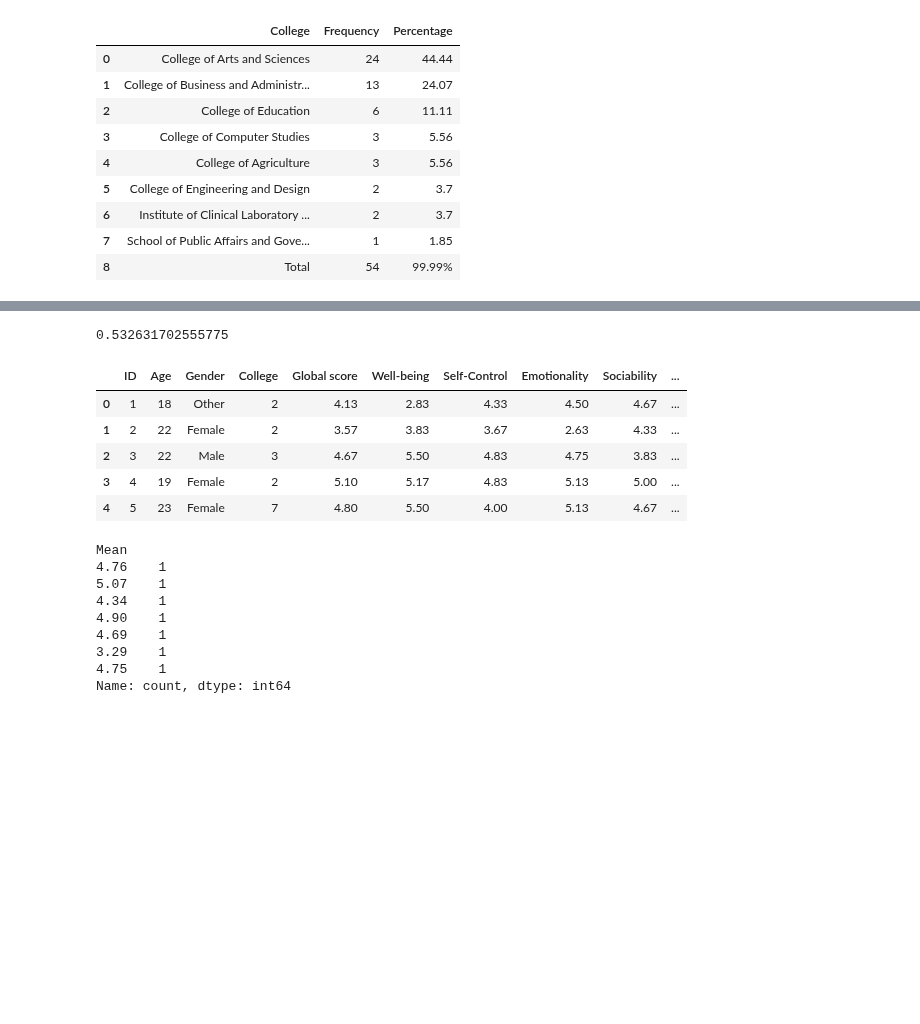
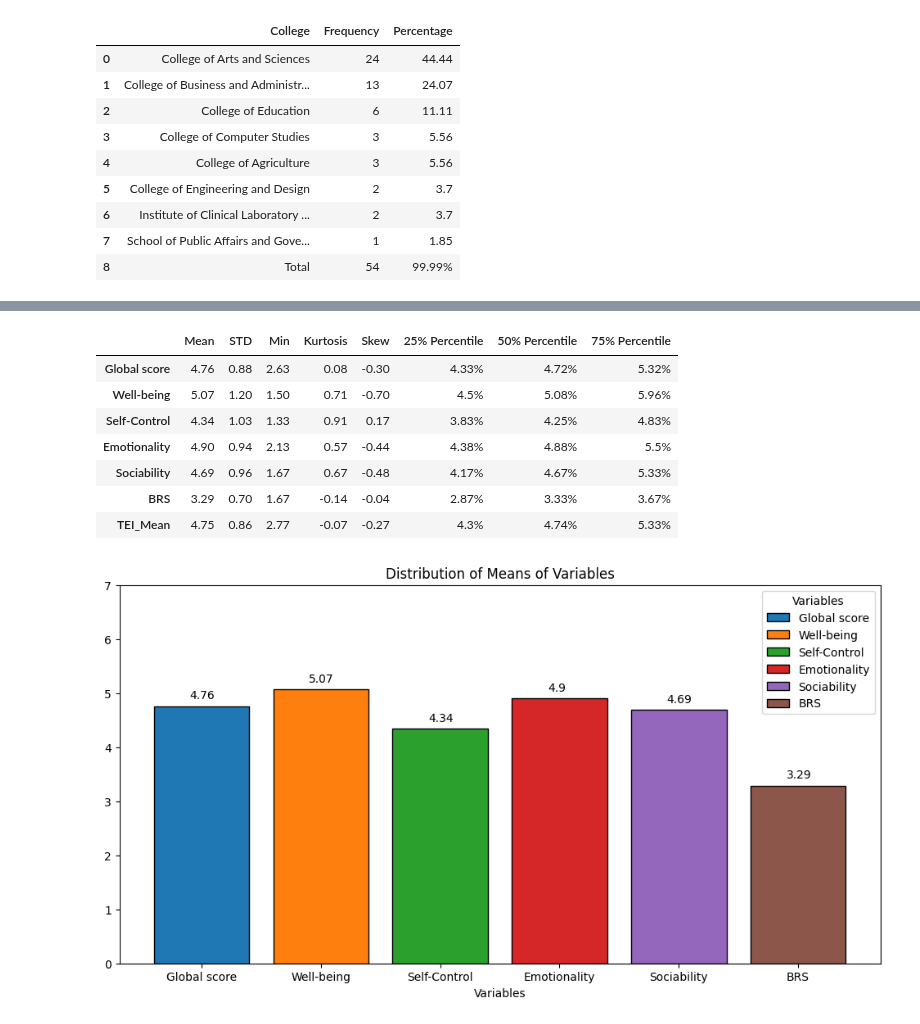
Before and after one commit to OnePewStrike/DataScience, a Jupyter notebook: notebooks/tei-brs.ipynb, the cells around one changed output, grey strips where cells are left out. Cells and saved outputs as stored; diff of their text form; code cells hidden in the pictures; blank space fills up the shorter version.

Commit message:
creating charts

```diff
--- a/notebooks/tei-brs.ipynb
+++ b/notebooks/tei-brs.ipynb
@@ -164,17 +169,3 @@ data.head()
-# %%
-correlation = data["Self-Control"].corr(data["BRS"])
-print(correlation)
-# %% [output]
-0.532631702555775
-# %%
-data.head()
-# %% [output]
-|  | ID | Age | Gender | College | Global score | Well-being | Self-Control | Emotionality | Sociability | ... |
-| 0 | 1 | 18 | Other | 2 | 4.13 | 2.83 | 4.33 | 4.50 | 4.67 | ... |
-| 1 | 2 | 22 | Female | 2 | 3.57 | 3.83 | 3.67 | 2.63 | 4.33 | ... |
-| 2 | 3 | 22 | Male | 3 | 4.67 | 5.50 | 4.83 | 4.75 | 3.83 | ... |
-| 3 | 4 | 19 | Female | 2 | 5.10 | 5.17 | 4.83 | 5.13 | 5.00 | ... |
-| 4 | 5 | 23 | Female | 7 | 4.80 | 5.50 | 4.00 | 5.13 | 4.67 | ... |
 # %%
 data = pd.read_csv('../src/data/TEI_BRS_data - Sheet1.csv')
 def format_column(df, column_name, decimals=2, suffix="%"):
@@ -223,17 +214,37 @@ data_frames_list = [
 ]
 
 summary_df = pd.concat(data_frames_list)
-mean_data = summary_df["Mean"]
-mean_counts = mean_data.value_counts()
-
-print(mean_counts)
+summary_df
 # %% [output]
-Mean
-4.76    1
-5.07    1
-4.34    1
-4.90    1
-4.69    1
-3.29    1
-4.75    1
-Name: count, dtype: int64
+|  | Mean | STD | Min | Kurtosis | Skew | 25% Percentile | 50% Percentile | 75% Percentile |
+| Global score | 4.76 | 0.88 | 2.63 | 0.08 | -0.30 | 4.33% | 4.72% | 5.32% |
+| Well-being | 5.07 | 1.20 | 1.50 | 0.71 | -0.70 | 4.5% | 5.08% | 5.96% |
+| Self-Control | 4.34 | 1.03 | 1.33 | 0.91 | 0.17 | 3.83% | 4.25% | 4.83% |
+| Emotionality | 4.90 | 0.94 | 2.13 | 0.57 | -0.44 | 4.38% | 4.88% | 5.5% |
+| Sociability | 4.69 | 0.96 | 1.67 | 0.67 | -0.48 | 4.17% | 4.67% | 5.33% |
+| BRS | 3.29 | 0.70 | 1.67 | -0.14 | -0.04 | 2.87% | 3.33% | 3.67% |
+| TEI_Mean | 4.75 | 0.86 | 2.77 | -0.07 | -0.27 | 4.3% | 4.74% | 5.33% |
+# %%
+mean_data = summary_df["Mean"]
+
+mean_values = mean_data.index
+mean_counts = mean_data.values
+
+colors = [
+  "#1f77b4", "#ff7f0e", "#2ca02c",
+  "#d62728", "#9467bd", "#8c564b",
+]
+
+plt.figure(figsize=(12, 6))
+for i, data in enumerate(mean_data):
+    if i < len(mean_values) and i < len(colors):
+        plt.bar(mean_values[i], data, color=colors[i], label=mean_values[i], edgecolor="black")
+        plt.text(i - 0.1, data + 0.2, str(data), va="center")
+
+plt.legend(title="Variables", loc="upper right")
+plt.xlabel('Variables')
+plt.ylim(0, 7)
+plt.title('Distribution of Means of Variables')
+plt.show()
+# %% [output]
+[figure, added]
```
Also changed, not shown: parts of 9 cells of this notebook, 1 other file.
